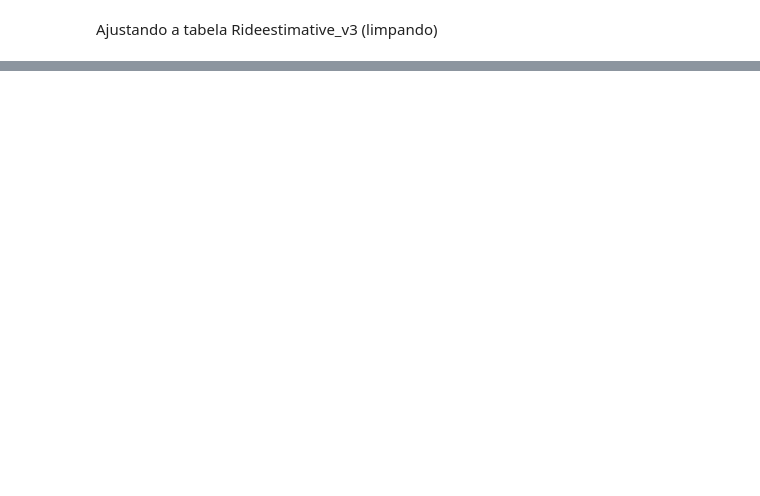
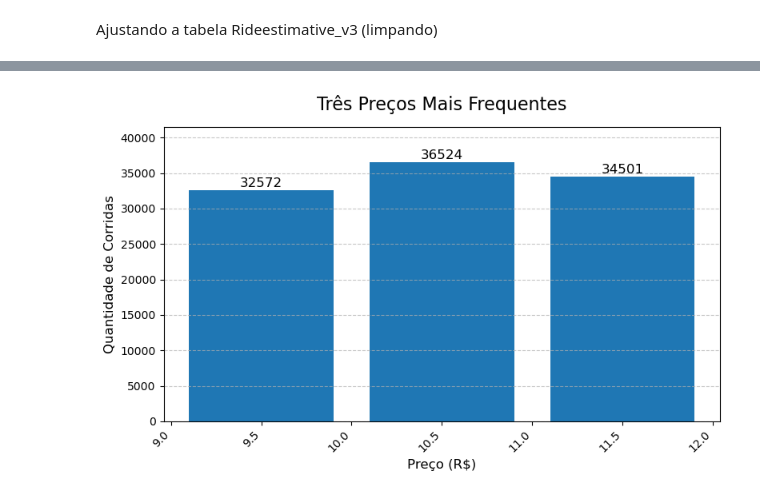
Before and after one commit to 2025-1-NADS4/Projeto1, a Jupyter notebook: documentos/Entrega 1 - 11.03/Ciência de Dados e Big Data/DadosUbere99.ipynb, the cells around one changed output, grey strips where cells are left out. Drawn from its saved outputs; the diff is of its cells as text; code cells hidden in the pictures; blank space fills up the shorter version.

```diff
--- a/documentos/Entrega 1 - 11.03/Ciência de Dados e Big Data/DadosUbere99.ipynb
+++ b/documentos/Entrega 1 - 11.03/Ciência de Dados e Big Data/DadosUbere99.ipynb
@@ -141,16 +297,98 @@ dtype: int64
 # %% [markdown]
 Ajustando a tabela Rideestimative_v3 (limpando)
 # %%
-# Importações necessárias
 import pandas as pd
+import matplotlib.pyplot as plt
 
-# 1️⃣ Carregar o arquivo CSV Rideestimative_v3
+# 1️⃣ Carregar o arquivo CSV rideestimative_v3.csv
 df_corrigido = pd.read_csv("rideestimative_v3.csv", delimiter=";", low_memory=False)
 print("✅ Arquivo carregado com sucesso!")
 
 # 2️⃣ Exibir valores nulos antes do tratamento
-print("\n📌 Valores Nulos ANTES do tratamento:")
+print("\n===============================")
+print("📌 Valores Nulos ANTES do tratamento:")
 print(df_corrigido.isnull().sum())
+
+# ✅ Exibir colunas antes do tratamento
+print("\n📌 Colunas ANTES do tratamento:")
+print(df_corrigido.columns.tolist())
+
+# 3️⃣ Descrição dos dados para análise inicial
+print("\n📊 Descrição dos dados:")
+print(df_corrigido.describe(include='all'))
+
+# 4️⃣ Preencher valores nulos básicos com "Desconhecido" nas colunas categóricas
+colunas_preencher = ["FareID", "RideReasonSelectedEstimativeID"]
+df_corrigido[colunas_preencher] = df_corrigido[colunas_preencher].fillna("Desconhecido")
+print("\n✅ Valores nulos preenchidos com 'Desconhecido' para FareID e RideReasonSelectedEstimativeID.")
+
+# 5️⃣ Inferir valores com base em padrões (se possível)
+# ➡️ Preencher FareID com base em RideID
+df_corrigido["FareID"] = df_corrigido.groupby("RideID")["FareID"].transform(
+    lambda x: x.fillna(x.mode().iloc[0] if not x.mode().empty else "Desconhecido")
+)
+
+# ➡️ Preencher RideReasonSelectedEstimativeID com base em ProductID
+df_corrigido["RideReasonSelectedEstimativeID"] = df_corrigido.groupby("ProductID")["RideReasonSelectedEstimativeID"].transform(
+    lambda x: x.fillna(x.mode().iloc[0] if not x.mode().empty else "Desconhecido")
+)
+
+print("\n✅ Inferência baseada em padrões concluída!")
+
+# 6️⃣ Remover valores duplicados
+df_corrigido = df_corrigido.drop_duplicates()
+print("\n✅ Valores duplicados removidos.")
+
+# 7️⃣ Remover valores nulos remanescentes (se ainda houver)
+df_corrigido = df_corrigido.dropna()
+print("\n✅ Linhas com valores nulos removidas.")
+
+# ✅ Exibir valores nulos após o tratamento
+print("\n===============================")
+print("📌 Valores nulos APÓS o tratamento:")
+print(df_corrigido.isnull().sum())
+
+# ✅ Exibir colunas após o tratamento
+print("\n📌 Colunas APÓS o tratamento:")
+print(df_corrigido.columns.tolist())
+
+# 🔍 **Analisar distribuição de preços**
+print("\n🔎 Distribuição de Preços:")
+print(df_corrigido["Price"].value_counts())
+
+# 🔥 **Selecionar os três preços mais comuns**
+top_3_prices = df_corrigido['Price'].value_counts().nlargest(3)
+print("\n📊 Três preços mais comuns:")
+print(top_3_prices)
+
+# 📊 **Gerar gráfico com os três preços mais frequentes**
+plt.figure(figsize=(8, 5))
+
+# Criar gráfico de barras
+bars = plt.bar(top_3_prices.index, top_3_prices.values, color="#1f77b4")
+
+# Adicionar valores sobre as barras
+for bar in bars:
+    yval = bar.get_height()
+    plt.text(bar.get_x() + bar.get_width() / 2, yval + 500, int(yval), ha='center', fontsize=12)
+
+# Melhorias visuais
+plt.title("Três Preços Mais Frequentes", fontsize=16, pad=15)
+plt.xlabel("Preço (R$)", fontsize=12)
+plt.ylabel("Quantidade de Corridas", fontsize=12)
+plt.xticks(rotation=45, ha='right')
+plt.grid(axis="y", linestyle="--", alpha=0.7)
+plt.ylim(0, top_3_prices.max() + 5000)
+plt.tight_layout()
+
+# Exibir gráfico
+plt.show()
+
+# 8️⃣ Salvar o DataFrame tratado em um novo arquivo CSV
+arquivo_saida = "rideestimative_v3_limpo.csv"
+df_corrigido.to_csv(arquivo_saida, index=False, sep=";")
+
+print(f"\n✅ Arquivo '{arquivo_saida}' salvo com sucesso!")
 # %% [output]
 ✅ Arquivo carregado com sucesso!
 
@@ -167,0 +410 @@ dtype: int64
+[figure, added]
```
Also changed, not shown: parts of 5 cells of this notebook.
